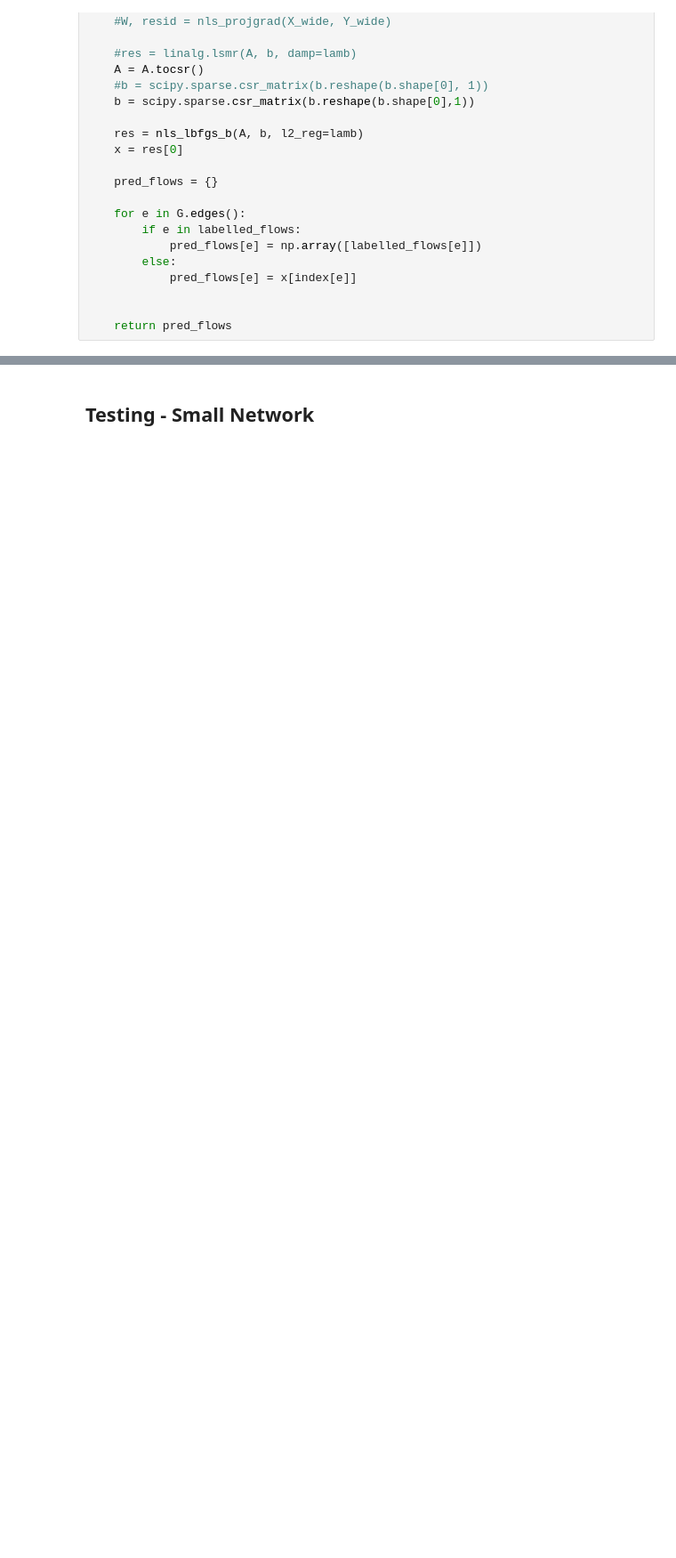
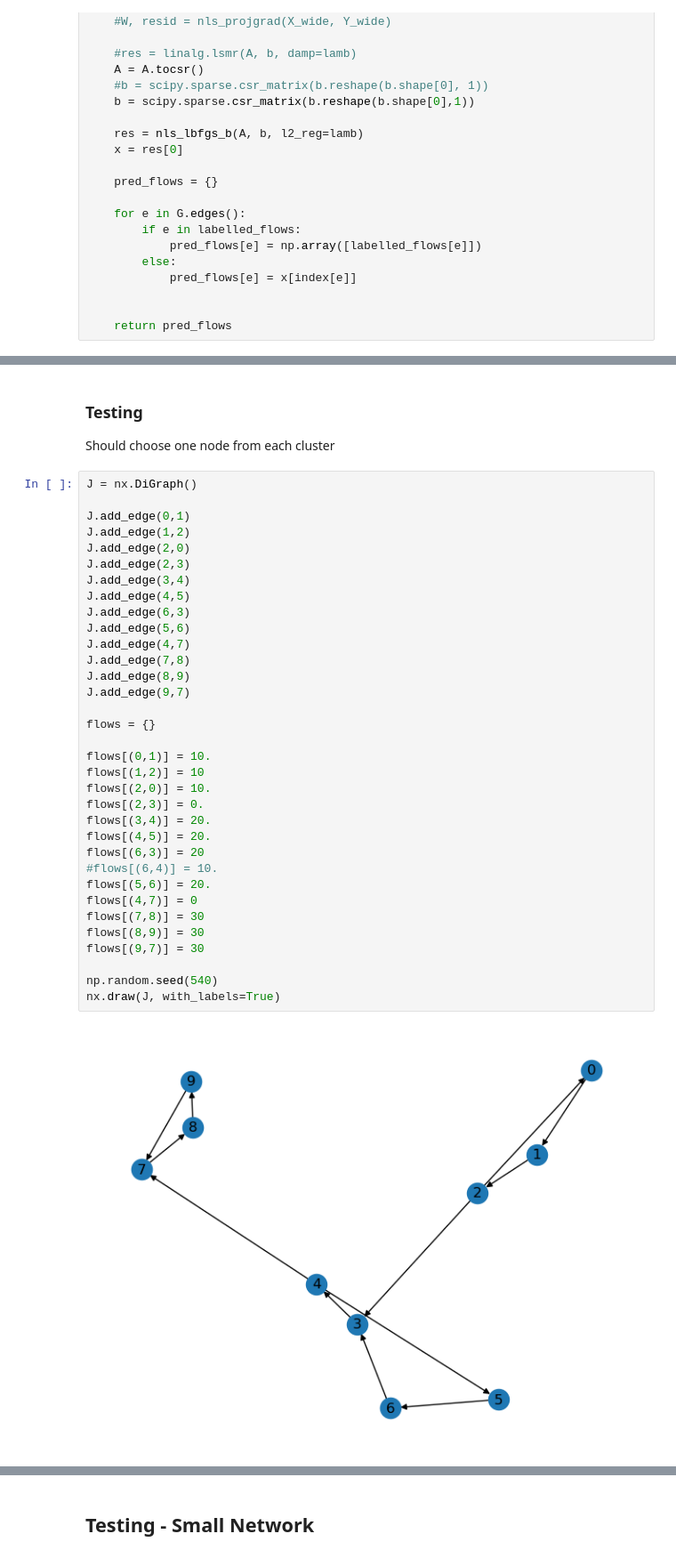
Before and after one commit to arnav-b/sensor-placement, a Jupyter notebook: algorithms.ipynb, the cells around one changed output, grey strips where cells are left out. Shown at 89% size. Drawn from its saved outputs; the diff is of its cells as text; blank space fills up the shorter version.

```diff
--- a/algorithms.ipynb
+++ b/algorithms.ipynb
@@ -412,0 +341,40 @@ def speed_prediction(G, labelled_flows, lamb=1e-6):
+# %% [markdown]
+### Testing
+
+Should choose one node from each cluster
+# %%
+J = nx.DiGraph()
+
+J.add_edge(0,1)
+J.add_edge(1,2)
+J.add_edge(2,0)
+J.add_edge(2,3)
+J.add_edge(3,4)
+J.add_edge(4,5)
+J.add_edge(6,3)
+J.add_edge(5,6)
+J.add_edge(4,7)
+J.add_edge(7,8)
+J.add_edge(8,9)
+J.add_edge(9,7)
+
+flows = {}
+
+flows[(0,1)] = 10.
+flows[(1,2)] = 10
+flows[(2,0)] = 10.
+flows[(2,3)] = 0.
+flows[(3,4)] = 20.
+flows[(4,5)] = 20.
+flows[(6,3)] = 20
+#flows[(6,4)] = 10.
+flows[(5,6)] = 20.
+flows[(4,7)] = 0
+flows[(7,8)] = 30
+flows[(8,9)] = 30
+flows[(9,7)] = 30
+
+np.random.seed(540)
+nx.draw(J, with_labels=True)
+# %% [output]
+[figure, added]
```
Also changed, not shown: parts of 112 cells of this notebook, 6 other files.
